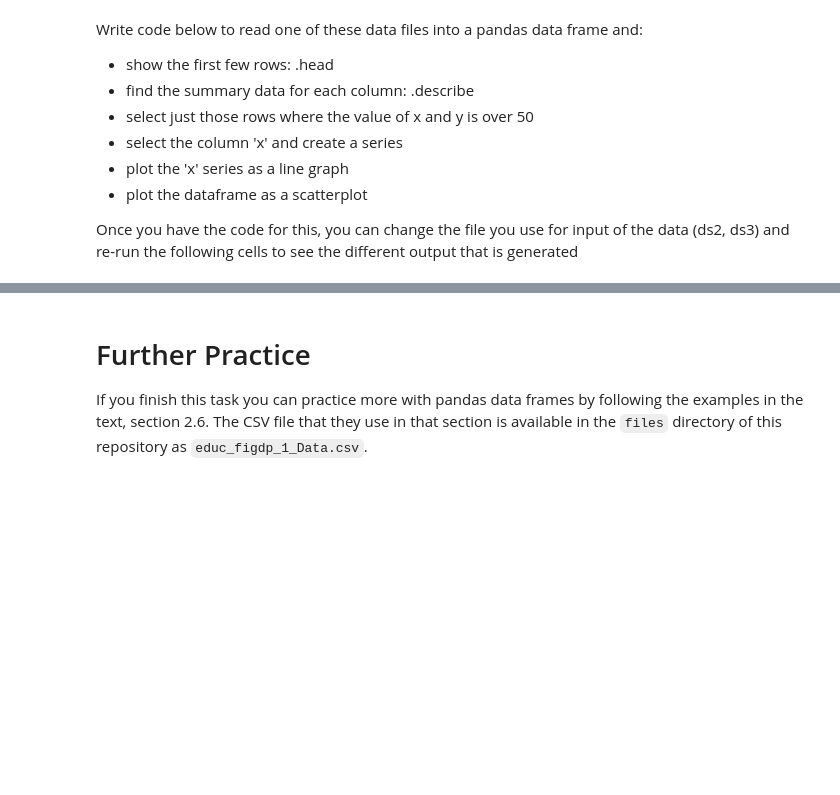
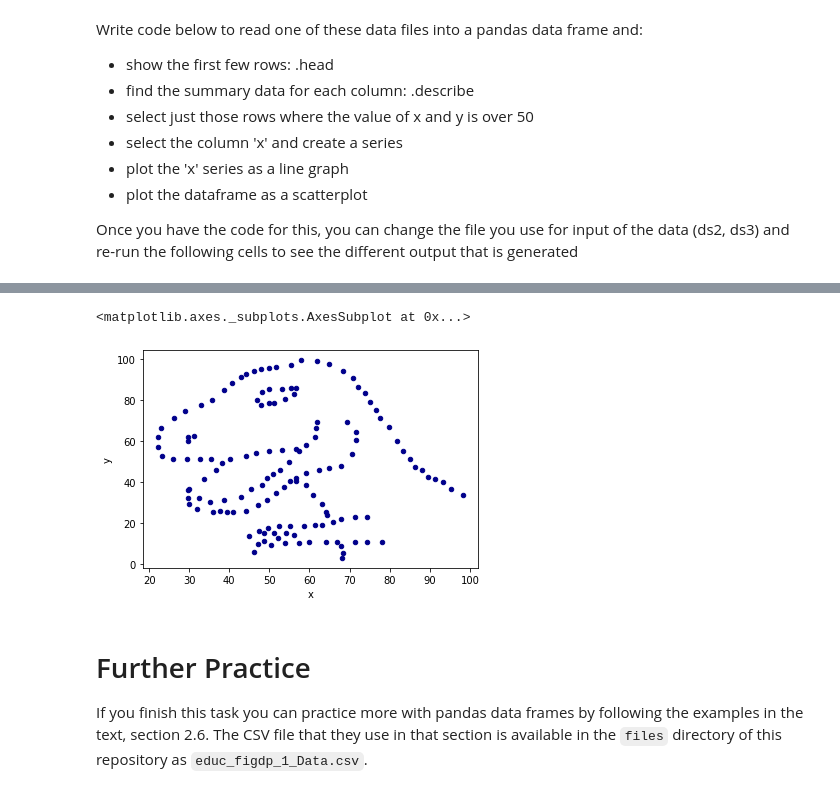
Before and after one commit to shubhamrana2374/Data-Science-Practical, a Jupyter notebook: COMP257 Week 2.ipynb, the cells around one changed output, grey strips where cells are left out. Cells and saved outputs as stored; diff of their text form; code cells hidden in the pictures; blank space fills up the shorter version.

```diff
--- a/COMP257 Week 2.ipynb
+++ b/COMP257 Week 2.ipynb
@@ -106,3 +251,8 @@ Once you have the code for this, you can change the file you use for input of th
+# %%
+ds1.plot.scatter(x='x',y='y',color='darkblue')
+# %% [output]
+<matplotlib.axes._subplots.AxesSubplot at 0x...>
+[figure, added]
 # %% [markdown]
 # Further Practice
 
```
Also changed, not shown: parts of 13 cells of this notebook.
